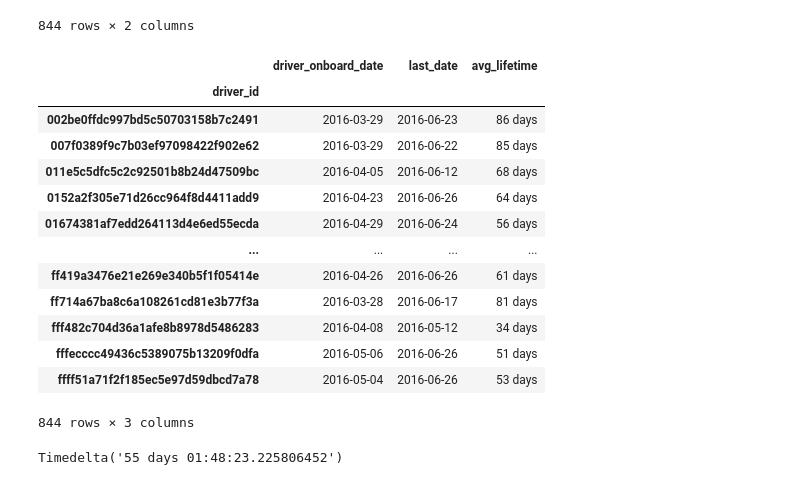
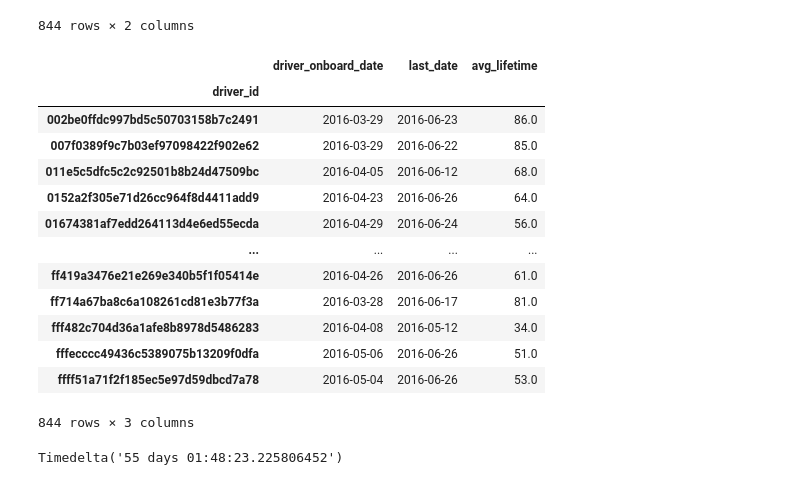
Before and after one commit to Popular1319/uber-driver-ltv, a Jupyter notebook: GS_Uber_Driver's_LTV.ipynb, the cells around one changed output. Saved outputs shown, nothing was run; the diff lists cells and outputs as text; code cells hidden in the pictures.

```diff
--- a/GS_Uber_Driver's_LTV.ipynb
+++ b/GS_Uber_Driver's_LTV.ipynb
@@ -428,22 +434,22 @@ lifetime
 # %%
 # calculating avg lifetime in days
 
-lifetime['avg_lifetime'] = lifetime['last_date'] - lifetime['driver_onboard_date']
+lifetime['avg_lifetime'] = (lifetime['last_date'] - lifetime['driver_onboard_date']).astype('timedelta64[D]')
 lifetime
 # %% [output]
 |  | driver_onboard_date | last_date | avg_lifetime |
 | driver_id |  |  |  |
-| 002be0ffdc997bd5c50703158b7c2491 | 2016-03-29 | 2016-06-23 | 86 days |
-| 007f0389f9c7b03ef97098422f902e62 | 2016-03-29 | 2016-06-22 | 85 days |
-| 011e5c5dfc5c2c92501b8b24d47509bc | 2016-04-05 | 2016-06-12 | 68 days |
-| 0152a2f305e71d26cc964f8d4411add9 | 2016-04-23 | 2016-06-26 | 64 days |
-| 01674381af7edd264113d4e6ed55ecda | 2016-04-29 | 2016-06-24 | 56 days |
+| 002be0ffdc997bd5c50703158b7c2491 | 2016-03-29 | 2016-06-23 | 86.0 |
+| 007f0389f9c7b03ef97098422f902e62 | 2016-03-29 | 2016-06-22 | 85.0 |
+| 011e5c5dfc5c2c92501b8b24d47509bc | 2016-04-05 | 2016-06-12 | 68.0 |
+| 0152a2f305e71d26cc964f8d4411add9 | 2016-04-23 | 2016-06-26 | 64.0 |
+| 01674381af7edd264113d4e6ed55ecda | 2016-04-29 | 2016-06-24 | 56.0 |
 | ... | ... | ... | ... |
-| ff419a3476e21e269e340b5f1f05414e | 2016-04-26 | 2016-06-26 | 61 days |
-| ff714a67ba8c6a108261cd81e3b77f3a | 2016-03-28 | 2016-06-17 | 81 days |
-| fff482c704d36a1afe8b8978d5486283 | 2016-04-08 | 2016-05-12 | 34 days |
-| fffecccc49436c5389075b13209f0dfa | 2016-05-06 | 2016-06-26 | 51 days |
-| ffff51a71f2f185ec5e97d59dbcd7a78 | 2016-05-04 | 2016-06-26 | 53 days |
+| ff419a3476e21e269e340b5f1f05414e | 2016-04-26 | 2016-06-26 | 61.0 |
+| ff714a67ba8c6a108261cd81e3b77f3a | 2016-03-28 | 2016-06-17 | 81.0 |
+| fff482c704d36a1afe8b8978d5486283 | 2016-04-08 | 2016-05-12 | 34.0 |
+| fffecccc49436c5389075b13209f0dfa | 2016-05-06 | 2016-06-26 | 51.0 |
+| ffff51a71f2f185ec5e97d59dbcd7a78 | 2016-05-04 | 2016-06-26 | 53.0 |
 844 rows × 3 columns
 # %%
 # avg lifetime of uber drivers
```
Also changed, not shown: parts of 27 cells of this notebook.
